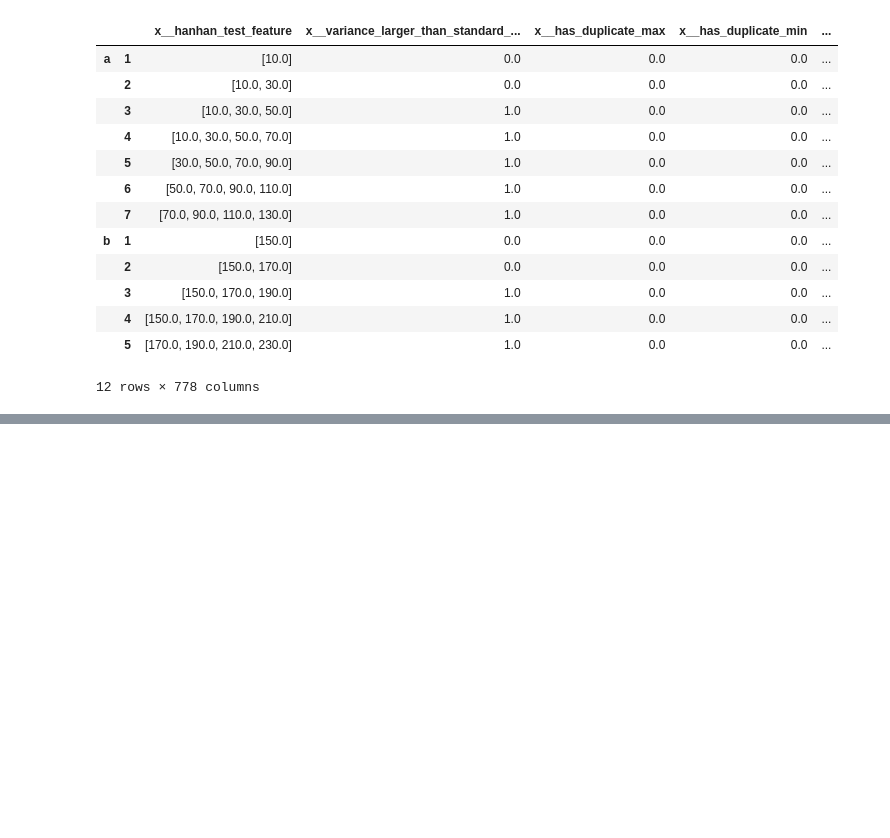
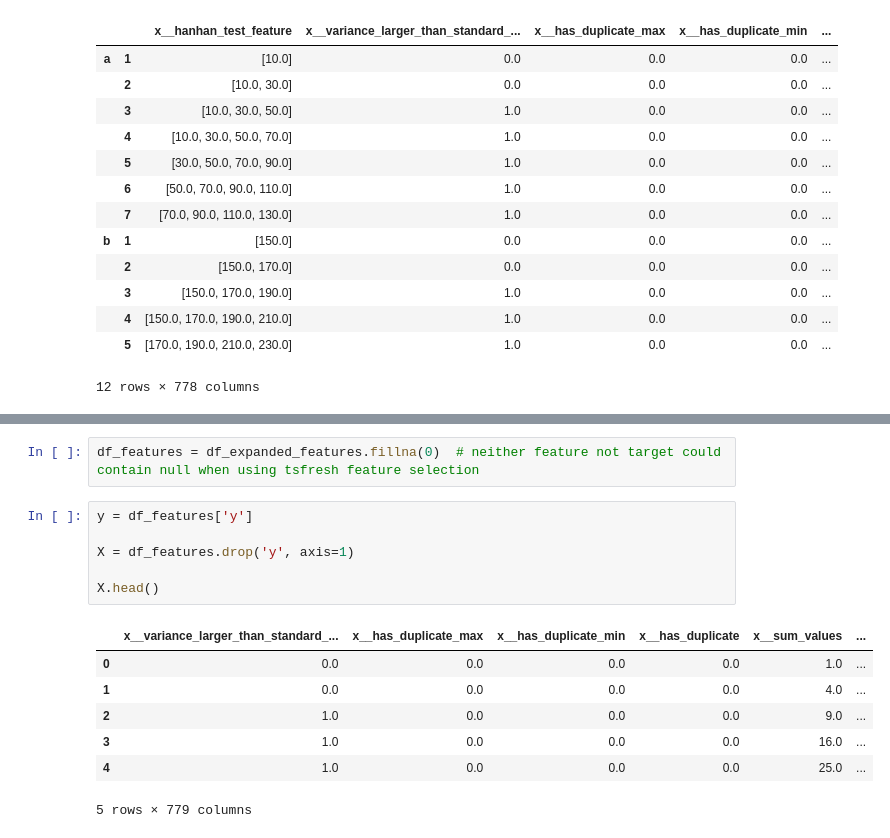
Before and after one commit to hanhanwu/Hanhan_Data_Science_Practice, a Jupyter notebook: sequencial_analysis/after_2020_practice/try_tsfresh.ipynb, the cells around one changed output, grey strips where cells are left out. Saved outputs shown, nothing was run; the diff lists cells and outputs as text; blank space fills up the shorter version.

```diff
--- a/sequencial_analysis/after_2020_practice/try_tsfresh.ipynb
+++ b/sequencial_analysis/after_2020_practice/try_tsfresh.ipynb
@@ -296,0 +325,16 @@ df_rolled_features_test
+# %%
+df_features = df_expanded_features.fillna(0)  # neither feature not target could contain null when using tsfresh feature selection
+# %%
+y = df_features['y']
+
+X = df_features.drop('y', axis=1)
+
+X.head()
+# %% [output]
+|  | x__variance_larger_than_standard_... | x__has_duplicate_max | x__has_duplicate_min | x__has_duplicate | x__sum_values | ... |
+| 0 | 0.0 | 0.0 | 0.0 | 0.0 | 1.0 | ... |
+| 1 | 0.0 | 0.0 | 0.0 | 0.0 | 4.0 | ... |
+| 2 | 1.0 | 0.0 | 0.0 | 0.0 | 9.0 | ... |
+| 3 | 1.0 | 0.0 | 0.0 | 0.0 | 16.0 | ... |
+| 4 | 1.0 | 0.0 | 0.0 | 0.0 | 25.0 | ... |
+5 rows × 779 columns
```
Also changed, not shown: parts of 11 cells of this notebook.
